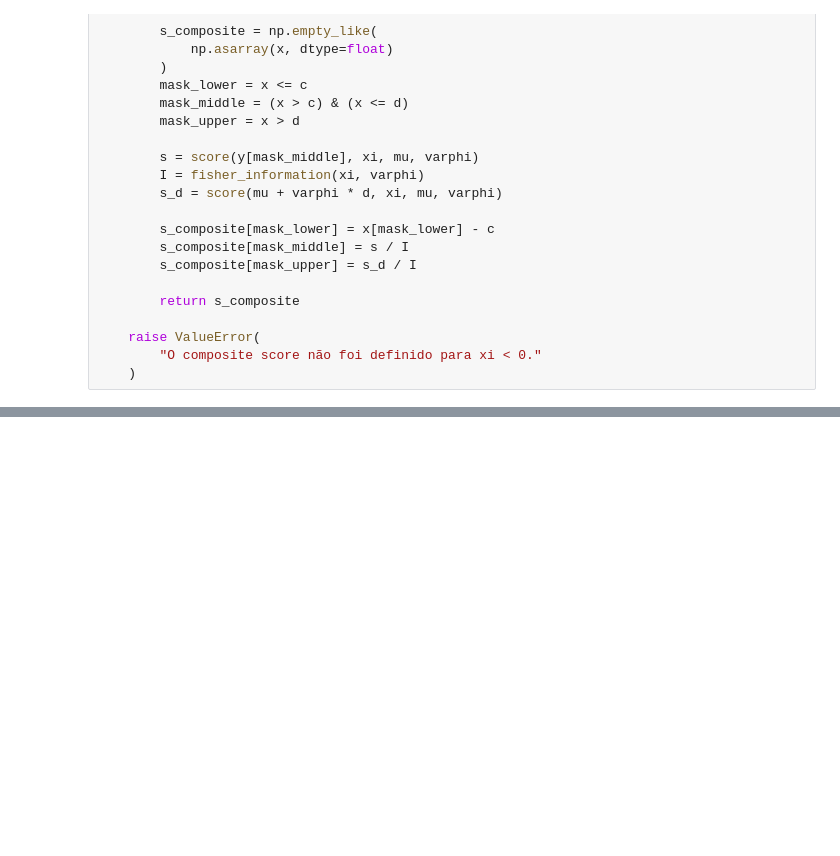
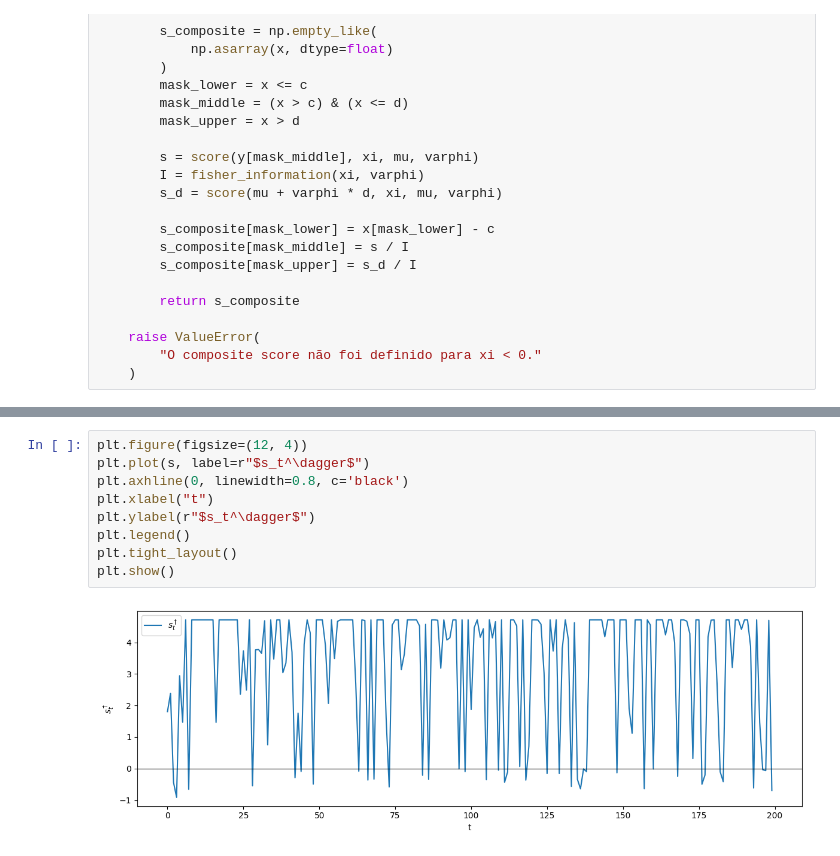
Before and after one commit to asdmalizia/masters, a Jupyter notebook: Estudo orientado/EGPD SDM.ipynb, the cells around one changed output, grey strips where cells are left out. Drawn from its saved outputs; the diff is of its cells as text; blank space fills up the shorter version.

```diff
--- a/Estudo orientado/EGPD SDM.ipynb
+++ b/Estudo orientado/EGPD SDM.ipynb
@@ -393,0 +545,11 @@ def composite_score(y, xi, mu=0, varphi=1):
+# %%
+plt.figure(figsize=(12, 4))
+plt.plot(s, label=r"$s_t^\dagger$")
+plt.axhline(0, linewidth=0.8, c='black')
+plt.xlabel("t")
+plt.ylabel(r"$s_t^\dagger$")
+plt.legend()
+plt.tight_layout()
+plt.show()
+# %% [output]
+[figure, added]
```
Also changed, not shown: parts of 7 cells of this notebook.
